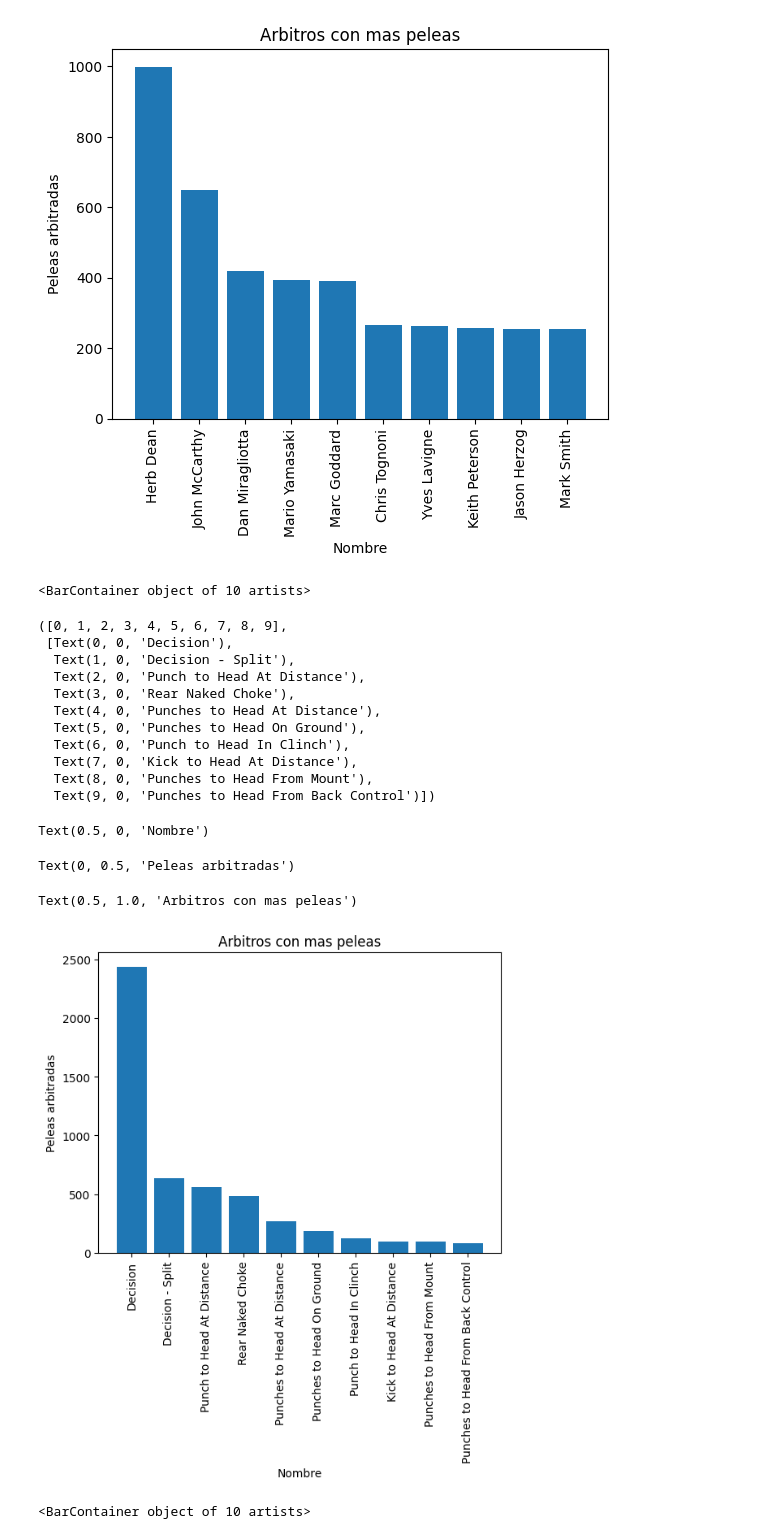
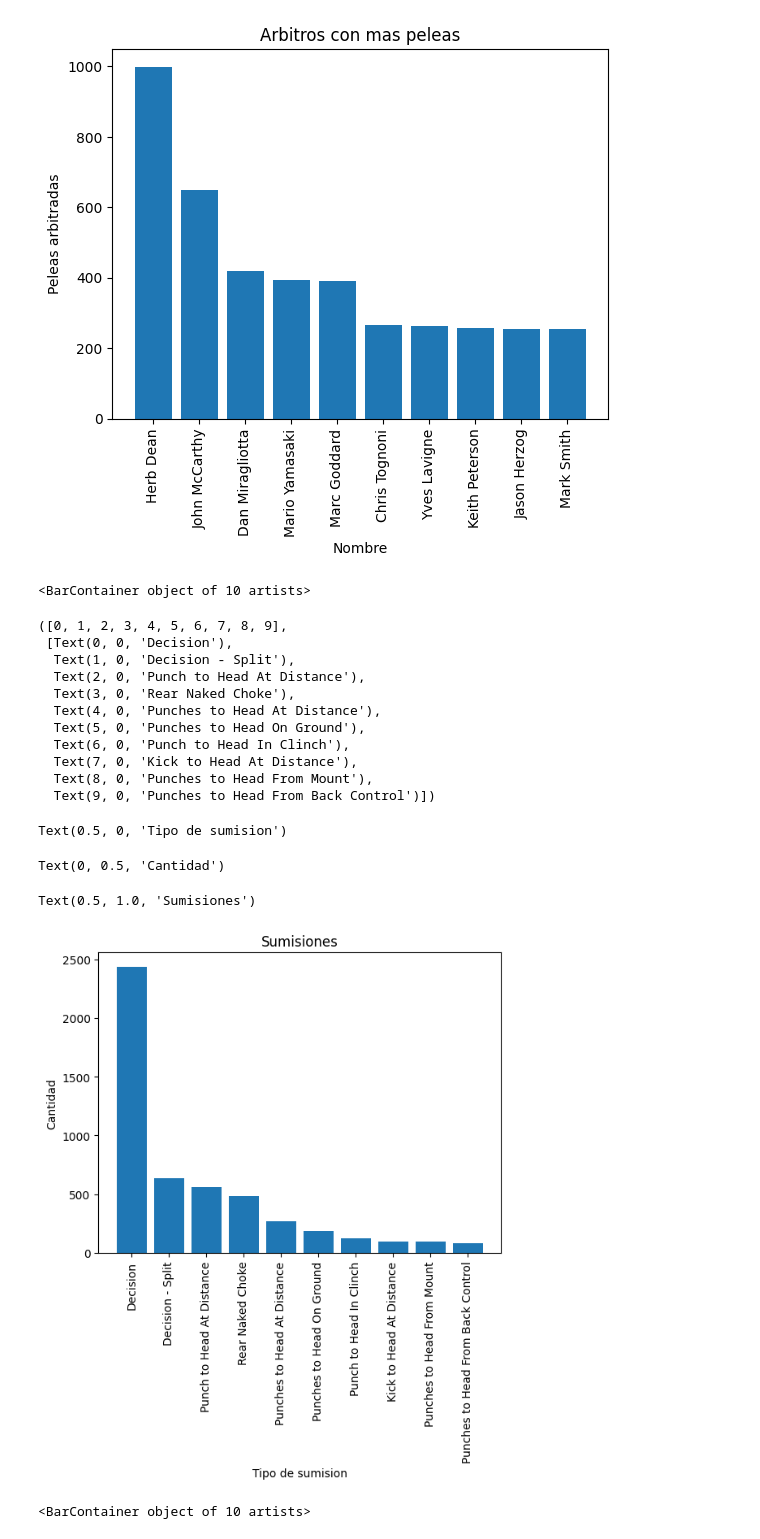
Before and after one commit to YaotecatlMtz/analisisUFC, a Jupyter notebook: proyecto_test.ipynb, the cells around one changed output. Drawn from its saved outputs; the diff is of its cells as text; code cells hidden in the pictures.

```diff
--- a/proyecto_test.ipynb
+++ b/proyecto_test.ipynb
@@ -324,31 +324,31 @@ Text(0.5, 1.0, 'Arbitros con mas peleas')
 # %%
 fightDetails = df['FIGHT_DETAILS'].value_counts()
 topFightEndUp = fightDetails.head(10)
 plt.bar(topFightEndUp.index, topFightEndUp.values)
 plt.xticks(rotation=90)
 
-plt.xlabel('Nombre')
-plt.ylabel('Peleas arbitradas')
-plt.title('Arbitros con mas peleas')
+plt.xlabel('Tipo de sumision')
+plt.ylabel('Cantidad')
+plt.title('Sumisiones')
 
 plt.show()
 # %% [output]
 <BarContainer object of 10 artists>
 ([0, 1, 2, 3, 4, 5, 6, 7, 8, 9],
  [Text(0, 0, 'Decision'),
   Text(1, 0, 'Decision - Split'),
   Text(2, 0, 'Punch to Head At Distance'),
   Text(3, 0, 'Rear Naked Choke'),
   Text(4, 0, 'Punches to Head At Distance'),
   Text(5, 0, 'Punches to Head On Ground'),
   Text(6, 0, 'Punch to Head In Clinch'),
   Text(7, 0, 'Kick to Head At Distance'),
   Text(8, 0, 'Punches to Head From Mount'),
   Text(9, 0, 'Punches to Head From Back Control')])
-Text(0.5, 0, 'Nombre')
+Text(0.5, 0, 'Tipo de sumision')
-Text(0, 0.5, 'Peleas arbitradas')
+Text(0, 0.5, 'Cantidad')
-Text(0.5, 1.0, 'Arbitros con mas peleas')
+Text(0.5, 1.0, 'Sumisiones')
-[figure, old version]
+[figure, new version]
 # %%
 winnerFrequency = df['FIGHT_WINNER'].value_counts()
 
```
